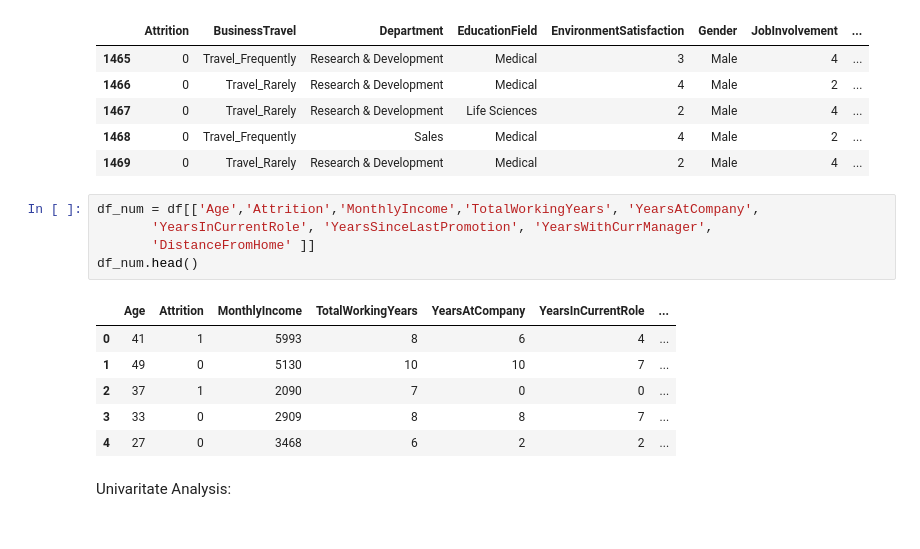
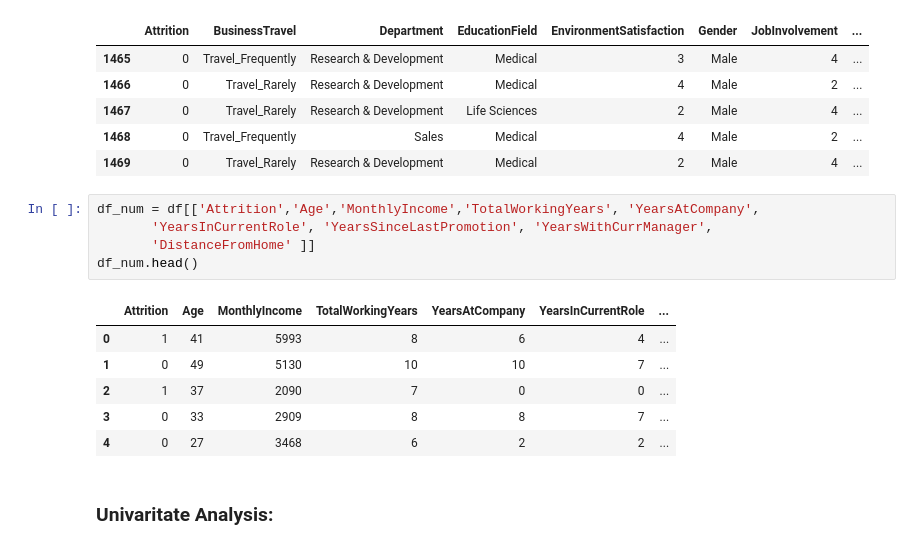
Before and after one commit to shivaninehra/Colab, a Jupyter notebook: EDA_attrition.ipynb, the cells around one changed output. Saved outputs shown, nothing was run; the diff lists cells and outputs as text.

```diff
--- a/EDA_attrition.ipynb
+++ b/EDA_attrition.ipynb
@@ -121,16 +126,16 @@ df_cat.tail()
 | 1468 | 0 | Travel_Frequently | Sales | Medical | 4 | Male | 2 | ... |
 | 1469 | 0 | Travel_Rarely | Research & Development | Medical | 2 | Male | 4 | ... |
 # %%
-df_num = df[['Age','Attrition','MonthlyIncome','TotalWorkingYears', 'YearsAtCompany',
+df_num = df[['Attrition','Age','MonthlyIncome','TotalWorkingYears', 'YearsAtCompany',
        'YearsInCurrentRole', 'YearsSinceLastPromotion', 'YearsWithCurrManager',
        'DistanceFromHome' ]]
 df_num.head()
 # %% [output]
-|  | Age | Attrition | MonthlyIncome | TotalWorkingYears | YearsAtCompany | YearsInCurrentRole | ... |
-| 0 | 41 | 1 | 5993 | 8 | 6 | 4 | ... |
-| 1 | 49 | 0 | 5130 | 10 | 10 | 7 | ... |
-| 2 | 37 | 1 | 2090 | 7 | 0 | 0 | ... |
-| 3 | 33 | 0 | 2909 | 8 | 8 | 7 | ... |
-| 4 | 27 | 0 | 3468 | 6 | 2 | 2 | ... |
+|  | Attrition | Age | MonthlyIncome | TotalWorkingYears | YearsAtCompany | YearsInCurrentRole | ... |
+| 0 | 1 | 41 | 5993 | 8 | 6 | 4 | ... |
+| 1 | 0 | 49 | 5130 | 10 | 10 | 7 | ... |
+| 2 | 1 | 37 | 2090 | 7 | 0 | 0 | ... |
+| 3 | 0 | 33 | 2909 | 8 | 8 | 7 | ... |
+| 4 | 0 | 27 | 3468 | 6 | 2 | 2 | ... |
-# %% [markdown]
-Univaritate Analysis:
+# %% [markdown]
+### **Univaritate Analysis:**
```
Also changed, not shown: parts of 13 cells of this notebook.
